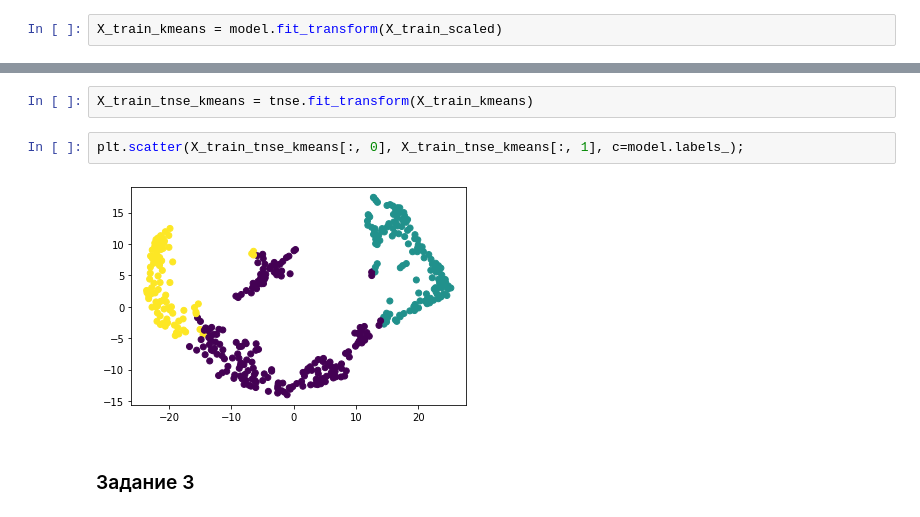
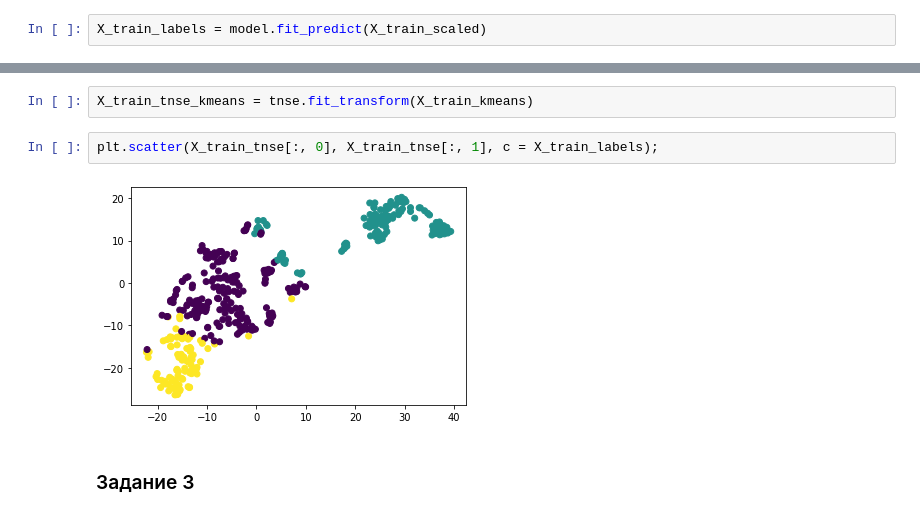
Before and after one commit to evgeniy879/Python_DS, a Jupyter notebook: les_5/Unsupervised learning.ipynb, the cells around one changed output, grey strips where cells are left out. Saved outputs shown, nothing was run; the diff lists cells and outputs as text.

```diff
--- a/les_5/Unsupervised learning.ipynb
+++ b/les_5/Unsupervised learning.ipynb
@@ -55,16 +61,16 @@ from sklearn.cluster import KMeans
 # %%
 model = KMeans(n_clusters=3, max_iter = 100, random_state=42)
 # %%
-X_train_kmeans = model.fit_transform(X_train_scaled)
+X_train_labels = model.fit_predict(X_train_scaled)
 # %% [markdown]
 Постройте еще раз диаграмму рассеяния на данных, полученных с помощью TSNE,
 и раскрасьте точки из разных кластеров разными цветами.
 # %%
 X_train_tnse_kmeans = tnse.fit_transform(X_train_kmeans)
 # %%
-plt.scatter(X_train_tnse_kmeans[:, 0], X_train_tnse_kmeans[:, 1], c=model.labels_);
+plt.scatter(X_train_tnse[:, 0], X_train_tnse[:, 1], c = X_train_labels);
 # %% [output]
-[figure, old version]
+[figure, new version]
 # %% [markdown]
 ### Задание 3
 # %% [markdown]
```
Also changed, not shown: parts of 7 cells of this notebook.
